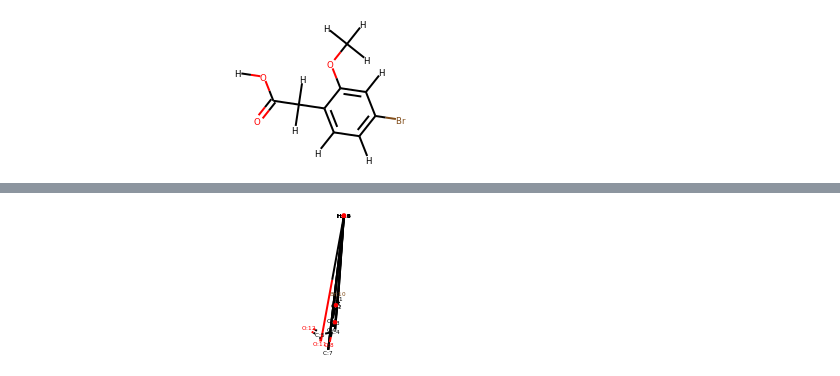
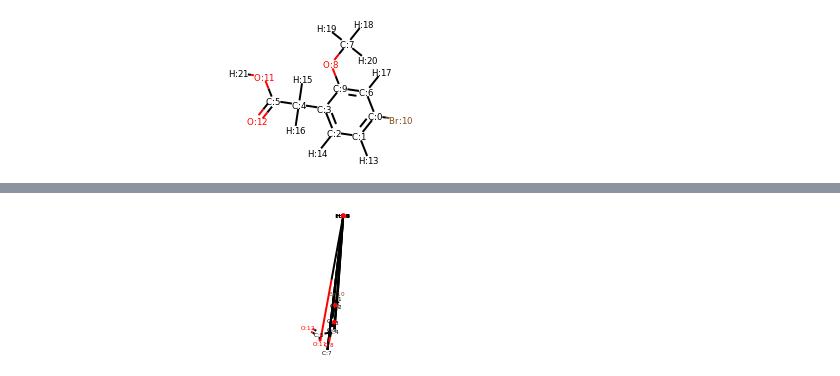
Before and after one commit to BenCree/deepfrag, a Jupyter notebook: Simple1Atom (1).ipynb, the cells around one changed output, grey strips where cells are left out. Cells and saved outputs as stored; diff of their text form; code cells hidden in the pictures.

```diff
--- a/Simple1Atom (1).ipynb
+++ b/Simple1Atom (1).ipynb
@@ -26,7 +26,7 @@ def to2d(x):
 # %%
 mol = Chem.MolFromMolFile('./6q4d_B_HHT.sdf') #non protonated ligand
 mol = Chem.AddHs(mol) #adds all Hs at (0,0,0)
 AllChem.Compute2DCoords(mol)
-mol
+mol_with_atom_index(mol)
 # %% [output]
-[figure, old version]
+[figure, new version]
```
Also changed, not shown: parts of 4 cells of this notebook.
